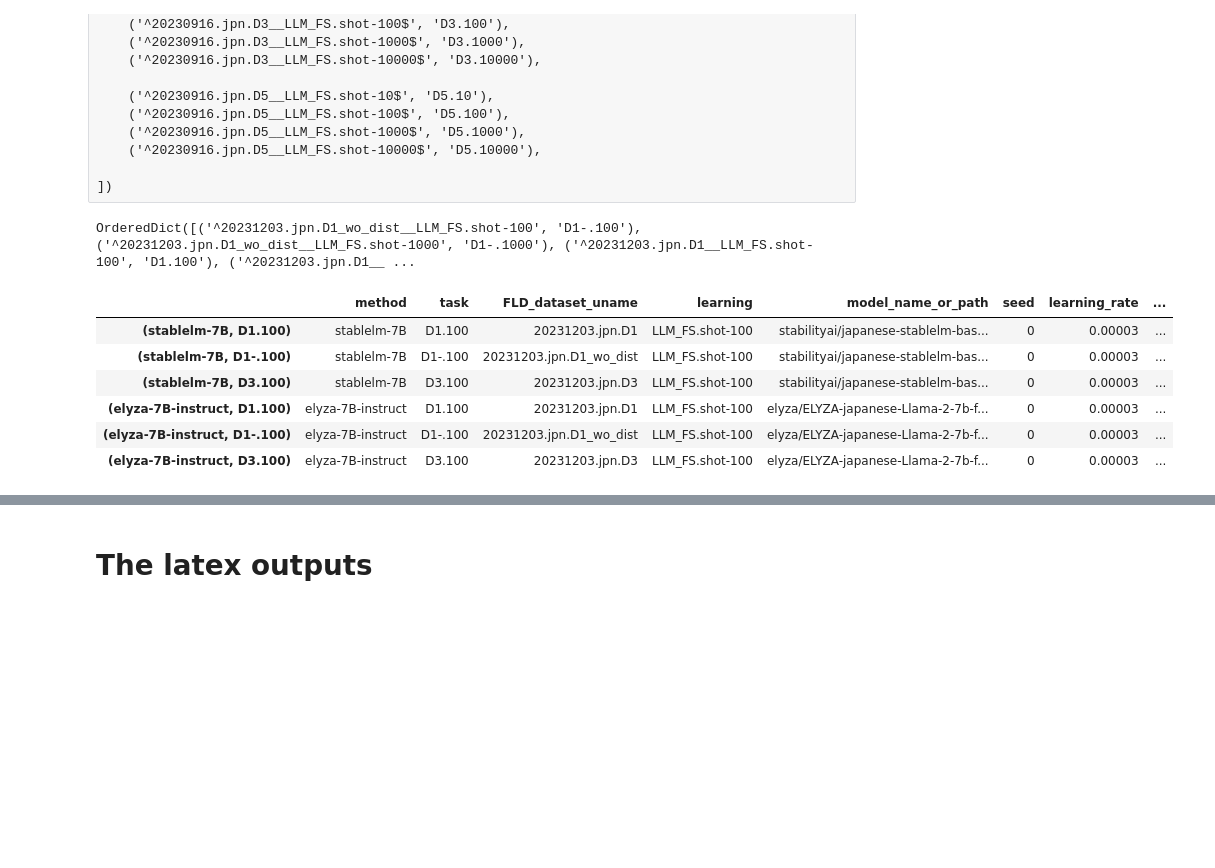
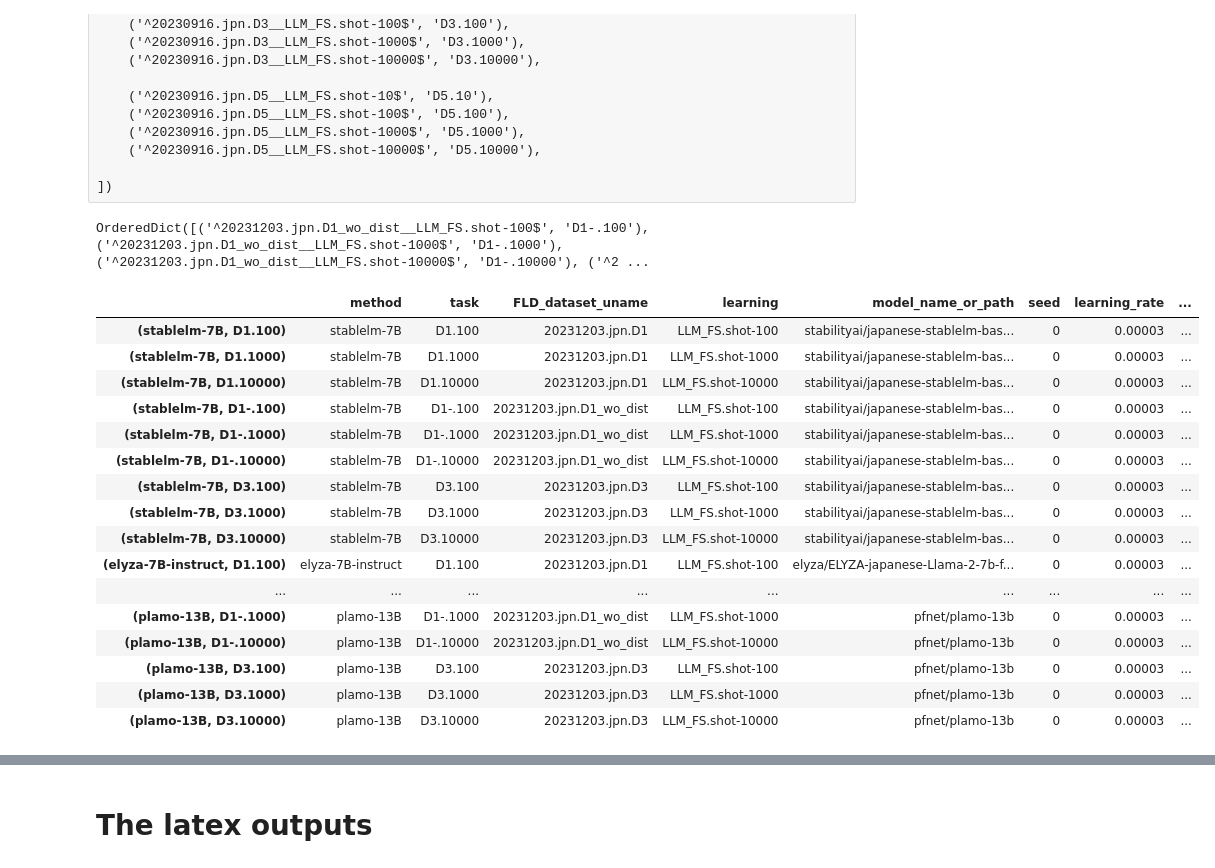
Before and after one commit to hitachi-nlp/FLD-prover, a Jupyter notebook: ipynb/analysis.ipynb, the cells around one changed output, grey strips where cells are left out. Drawn from its saved outputs; the diff is of its cells as text; code cells hidden in the pictures; blank space fills up the shorter version.

```diff
--- a/ipynb/analysis.ipynb
+++ b/ipynb/analysis.ipynb
@@ -274,6 +281,9 @@ TASK_RENAMES = OrderedDict([
 df = name_method(master_df)
 df = rename_cells(df, [COL_METHOD], METHOD_RENAMES)
 df = sort_rows(df, COL_METHOD, [f'^{name}$' for name in METHOD_RENAMES.values()])
+
+if DO_SLICE_BY_LRATE:
+    df = slice_rows(df, lambda row: row[COL_LRATE] == LRATE)
 
 
 def rename_task(task_name: str):
@@ -284,40 +294,50 @@ def rename_task(task_name: str):
 
 df = name_task(df)
 task_renames = OrderedDict(
     sorted(
-        [(f'^{task_name}', rename_task(task_name))
+        [(f'^{task_name}$', rename_task(task_name))
         for task_name in df[COL_TASK].unique()],
         key = lambda name_rename: name_rename[1]
     )
 )
 print(task_renames)
 df = rename_cells(df, [COL_TASK], task_renames)
 
 TASK_NAMES = [task_name for task_name in task_renames.values()
               if task_name in df[COL_TASK].values]
 for task_name in df[COL_TASK].values:
     if task_name not in TASK_NAMES:
         TASK_NAMES.append(task_name)
 MAJOR_TASK = TASK_NAMES[1]
 
 df = rename_cols(df, METRIC_RENAMES)
 
 df = aggregate(
     df,
     [COL_METHOD, COL_TASK],
     {metric_name: lambda vals: np.mean(vals) for metric_name in METRIC_NAMES},
 )
 
 df
 # %% [output]
-OrderedDict([('^20231203.jpn.D1_wo_dist__LLM_FS.shot-100', 'D1-.100'), ('^20231203.jpn.D1_wo_dist__LLM_FS.shot-1000', 'D1-.1000'), ('^20231203.jpn.D1__LLM_FS.shot-100', 'D1.100'), ('^20231203.jpn.D1__ ...
+OrderedDict([('^20231203.jpn.D1_wo_dist__LLM_FS.shot-100$', 'D1-.100'), ('^20231203.jpn.D1_wo_dist__LLM_FS.shot-1000$', 'D1-.1000'), ('^20231203.jpn.D1_wo_dist__LLM_FS.shot-10000$', 'D1-.10000'), ('^2 ...
 |  | method | task | FLD_dataset_uname | learning | model_name_or_path | seed | learning_rate | ... |
 | (stablelm-7B, D1.100) | stablelm-7B | D1.100 | 20231203.jpn.D1 | LLM_FS.shot-100 | stabilityai/japanese-stablelm-bas... | 0 | 0.00003 | ... |
+| (stablelm-7B, D1.1000) | stablelm-7B | D1.1000 | 20231203.jpn.D1 | LLM_FS.shot-1000 | stabilityai/japanese-stablelm-bas... | 0 | 0.00003 | ... |
+| (stablelm-7B, D1.10000) | stablelm-7B | D1.10000 | 20231203.jpn.D1 | LLM_FS.shot-10000 | stabilityai/japanese-stablelm-bas... | 0 | 0.00003 | ... |
 | (stablelm-7B, D1-.100) | stablelm-7B | D1-.100 | 20231203.jpn.D1_wo_dist | LLM_FS.shot-100 | stabilityai/japanese-stablelm-bas... | 0 | 0.00003 | ... |
+| (stablelm-7B, D1-.1000) | stablelm-7B | D1-.1000 | 20231203.jpn.D1_wo_dist | LLM_FS.shot-1000 | stabilityai/japanese-stablelm-bas... | 0 | 0.00003 | ... |
+| (stablelm-7B, D1-.10000) | stablelm-7B | D1-.10000 | 20231203.jpn.D1_wo_dist | LLM_FS.shot-10000 | stabilityai/japanese-stablelm-bas... | 0 | 0.00003 | ... |
 | (stablelm-7B, D3.100) | stablelm-7B | D3.100 | 20231203.jpn.D3 | LLM_FS.shot-100 | stabilityai/japanese-stablelm-bas... | 0 | 0.00003 | ... |
+| (stablelm-7B, D3.1000) | stablelm-7B | D3.1000 | 20231203.jpn.D3 | LLM_FS.shot-1000 | stabilityai/japanese-stablelm-bas... | 0 | 0.00003 | ... |
+| (stablelm-7B, D3.10000) | stablelm-7B | D3.10000 | 20231203.jpn.D3 | LLM_FS.shot-10000 | stabilityai/japanese-stablelm-bas... | 0 | 0.00003 | ... |
 | (elyza-7B-instruct, D1.100) | elyza-7B-instruct | D1.100 | 20231203.jpn.D1 | LLM_FS.shot-100 | elyza/ELYZA-japanese-Llama-2-7b-f... | 0 | 0.00003 | ... |
-| (elyza-7B-instruct, D1-.100) | elyza-7B-instruct | D1-.100 | 20231203.jpn.D1_wo_dist | LLM_FS.shot-100 | elyza/ELYZA-japanese-Llama-2-7b-f... | 0 | 0.00003 | ... |
-| (elyza-7B-instruct, D3.100) | elyza-7B-instruct | D3.100 | 20231203.jpn.D3 | LLM_FS.shot-100 | elyza/ELYZA-japanese-Llama-2-7b-f... | 0 | 0.00003 | ... |
+| ... | ... | ... | ... | ... | ... | ... | ... | ... |
+| (plamo-13B, D1-.1000) | plamo-13B | D1-.1000 | 20231203.jpn.D1_wo_dist | LLM_FS.shot-1000 | pfnet/plamo-13b | 0 | 0.00003 | ... |
+| (plamo-13B, D1-.10000) | plamo-13B | D1-.10000 | 20231203.jpn.D1_wo_dist | LLM_FS.shot-10000 | pfnet/plamo-13b | 0 | 0.00003 | ... |
+| (plamo-13B, D3.100) | plamo-13B | D3.100 | 20231203.jpn.D3 | LLM_FS.shot-100 | pfnet/plamo-13b | 0 | 0.00003 | ... |
+| (plamo-13B, D3.1000) | plamo-13B | D3.1000 | 20231203.jpn.D3 | LLM_FS.shot-1000 | pfnet/plamo-13b | 0 | 0.00003 | ... |
+| (plamo-13B, D3.10000) | plamo-13B | D3.10000 | 20231203.jpn.D3 | LLM_FS.shot-10000 | pfnet/plamo-13b | 0 | 0.00003 | ... |
 # %%
 task_dfs: Dict[str, pd.DataFrame] = OrderedDict()
 for task_name in TASK_NAMES:
```
Also changed, not shown: parts of 9 cells of this notebook, 1 other file.
